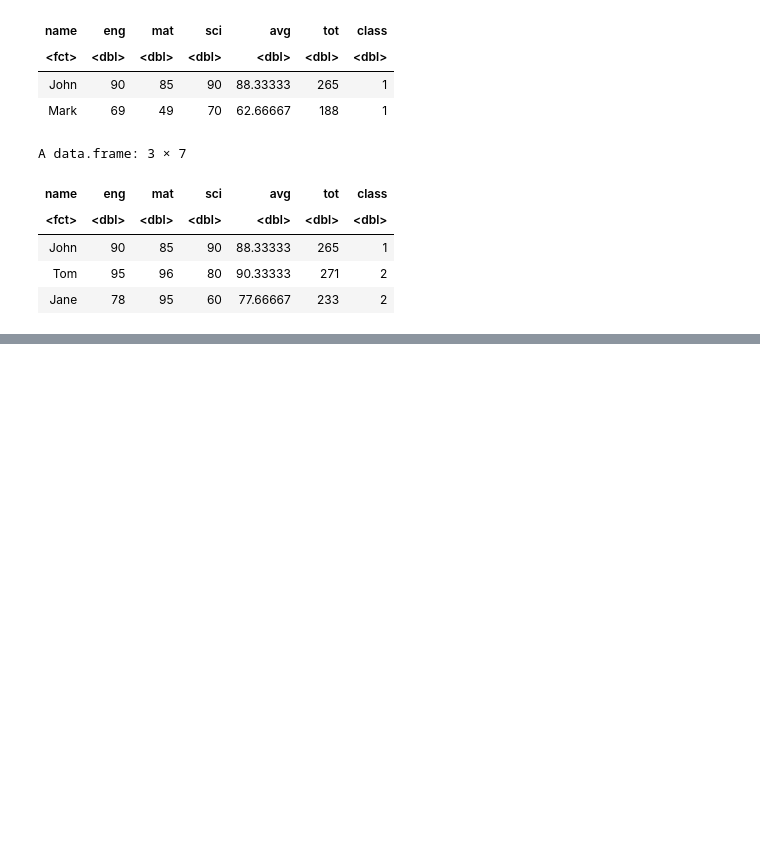
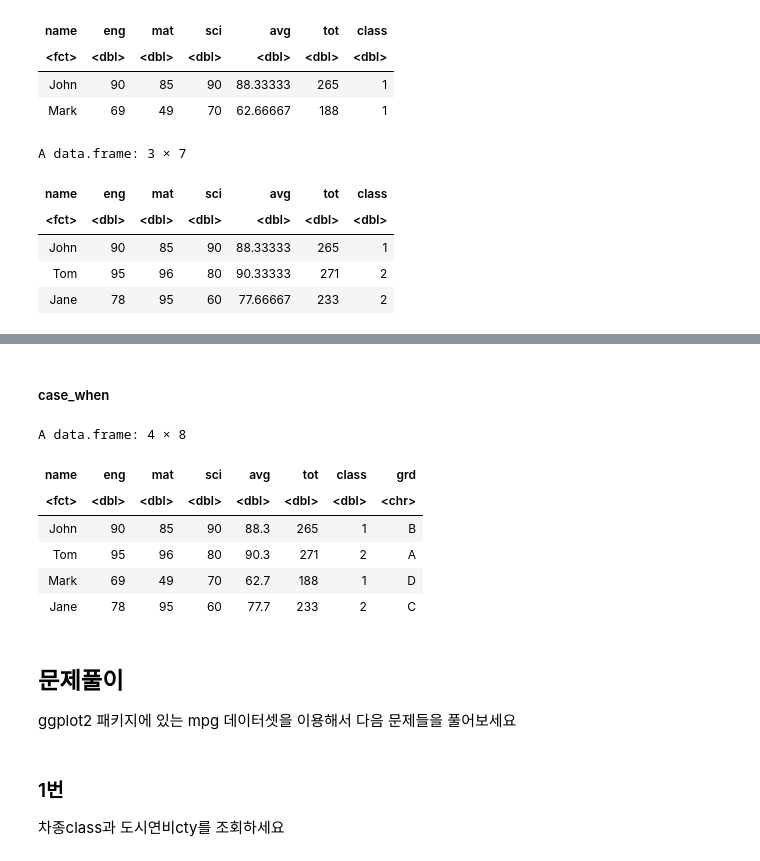
Before and after one commit to jeong-wooseok/R_Practice, a Jupyter notebook: 03_R_데이터전처리.ipynb, the cells around one changed output, grey strips where cells are left out. Saved outputs shown, nothing was run; the diff lists cells and outputs as text; code cells hidden in the pictures; blank space fills up the shorter version.

```diff
--- a/03_R_데이터전처리.ipynb
+++ b/03_R_데이터전처리.ipynb
@@ -556,0 +623,20 @@ A data.frame: 3 × 7
+# %% [markdown]
+##### case_when
+# %%
+sungjuk <- sungjuk %>%
+mutate(grd=case_when(avg<60~'F',
+avg>=90~'A',avg>=80~'B',avg>=70~'C',avg>=60~'D'))
+
+sungjuk
+# %% [output]
+A data.frame: 4 × 8
+| name | eng | mat | sci | avg | tot | class | grd |
+| <fct> | <dbl> | <dbl> | <dbl> | <dbl> | <dbl> | <dbl> | <chr> |
+| John | 90 | 85 | 90 | 88.3 | 265 | 1 | B |
+| Tom | 95 | 96 | 80 | 90.3 | 271 | 2 | A |
+| Mark | 69 | 49 | 70 | 62.7 | 188 | 1 | D |
+| Jane | 78 | 95 | 60 | 77.7 | 233 | 2 | C |
+# %% [markdown]
+## 문제풀이
+ggplot2 패키지에 있는 mpg 데이터셋을 이용해서
+다음 문제들을 풀어보세요
@@ -556,0 +646,3 @@ A data.frame: 3 × 7
+# %% [markdown]
+### 1번
+차종class과 도시연비cty를 조회하세요
```
Also changed, not shown: parts of 30 cells of this notebook.
